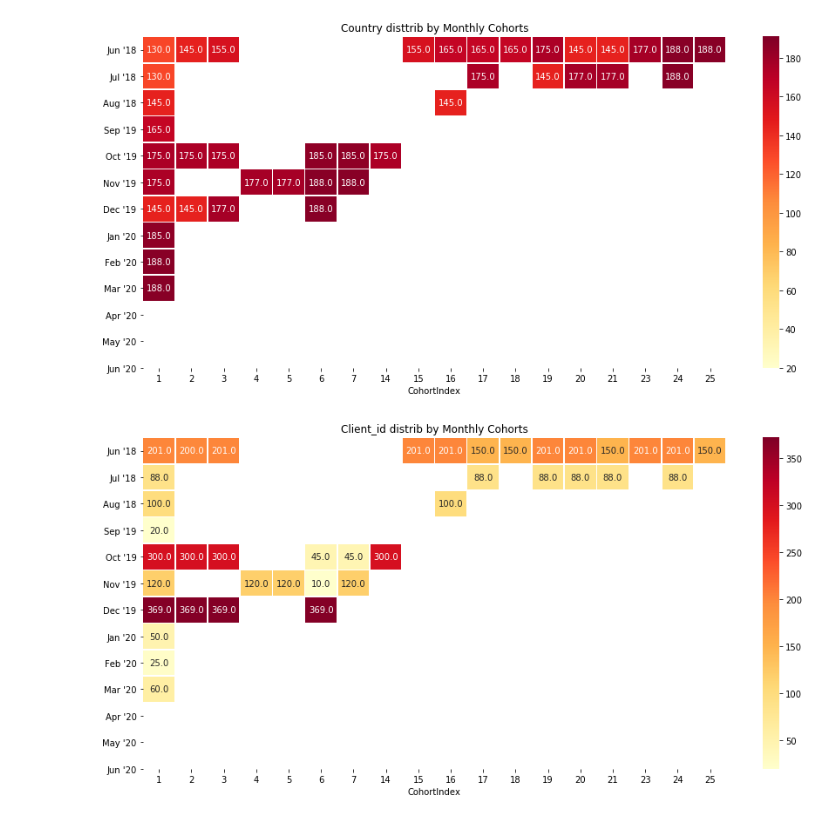
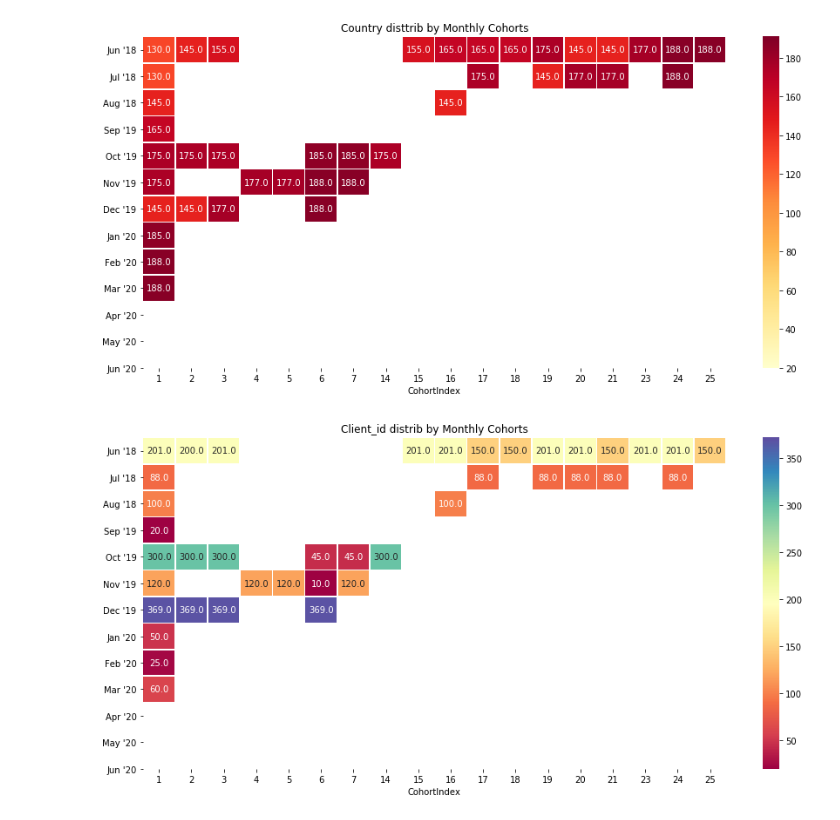
Before and after one commit to simofleanta/Data_coding_preparations, a Jupyter notebook: coh.ipynb, the cells around one changed output. Drawn from its saved outputs; the diff is of its cells as text; code cells hidden in the pictures.

```diff
--- a/coh.ipynb
+++ b/coh.ipynb
@@ -382,32 +382,32 @@ plt.show()
 cohort_datas = grouping['Client_id'].max()
 
 # Reset the index of cohort_data
 cohort_datas = cohort_datas.reset_index()
 
 # Create a pivot
 Client_id = cohort_datas.pivot(index='CohortMonth', columns='CohortIndex', values='Client_id')
 Client_id.round(5)
 Client_id.index = Client_id.index.date
 plt.figure(figsize=(15,7))
 
 month_list=["Jun '18", "Jul '18", "Aug '18", \
         "Sep '19", "Oct '19","Nov '19",\
             "Dec '19", "Jan '20", "Feb '20", "Mar '20", "Apr '20",\
                 "May '20", "Jun '20"]
 
 # Add a title
 plt.title('Client_id distrib by Monthly Cohorts')
 
 # Create the heatmap
 sns.heatmap(data = Client_id,
             annot=True,
             vmin = 20,
 #             vmax =20,
-            cmap='YlOrRd',
+            cmap='Spectral',
             vmax = list(Client_id.max().sort_values(ascending = False))[1]+3,
             fmt = '.1f',
             linewidth = 0.7,
             yticklabels=month_list)
 plt.show()
 # %% [output]
-[figure, old version]
+[figure, new version]
```
